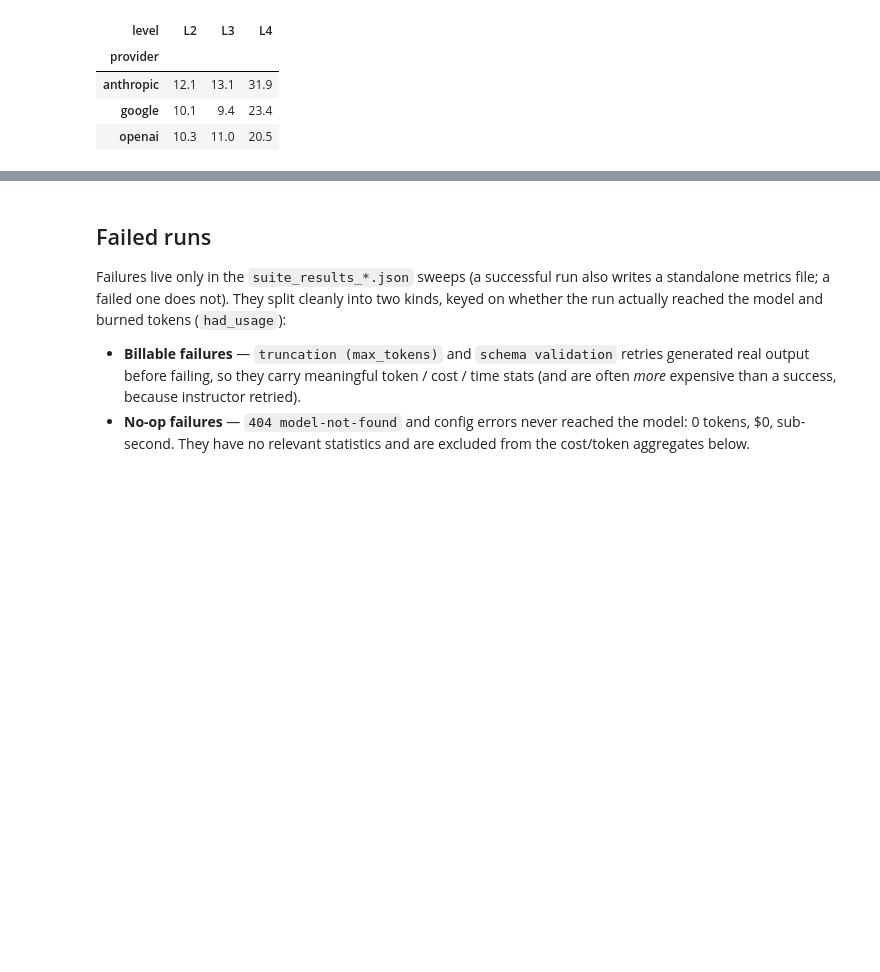
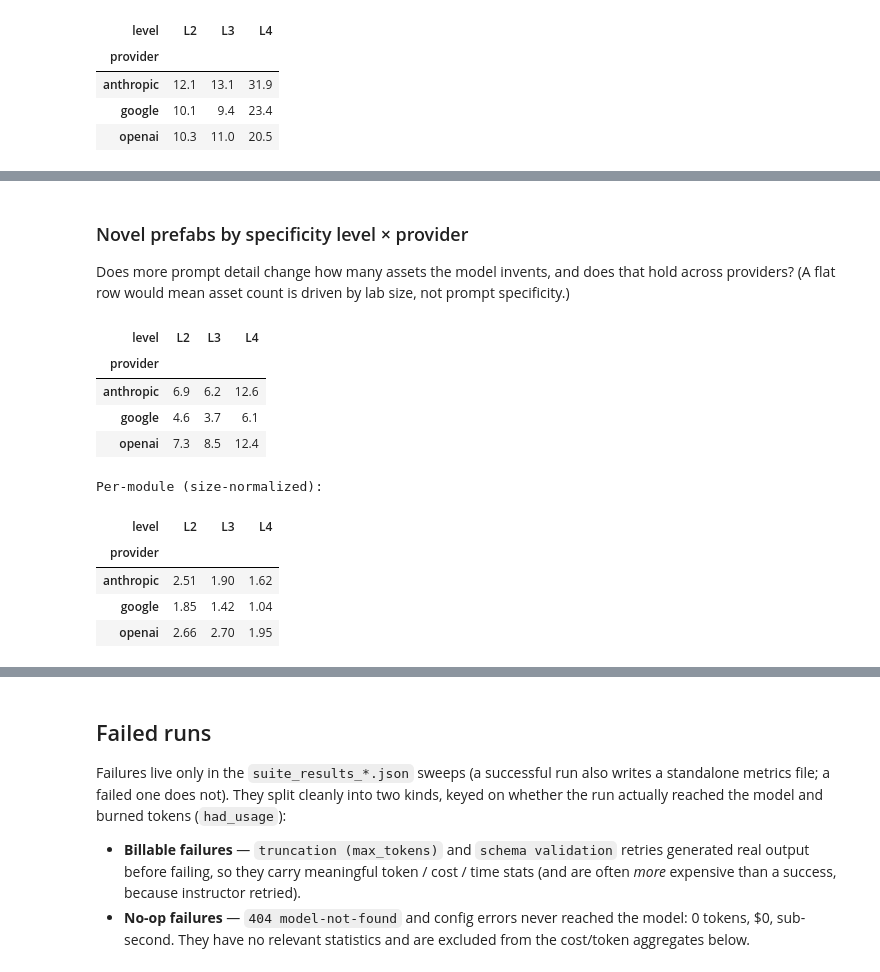
Before and after one commit to Sharkful/llm_ARLEM_Generation, a Jupyter notebook: Artifacts/Data/Benchmark/Reports/benchmark_statistics.ipynb, the cells around one changed output, grey strips where cells are left out. Saved outputs shown, nothing was run; the diff lists cells and outputs as text; code cells hidden in the pictures; blank space fills up the shorter version.

```diff
--- a/Artifacts/Data/Benchmark/Reports/benchmark_statistics.ipynb
+++ b/Artifacts/Data/Benchmark/Reports/benchmark_statistics.ipynb
@@ -228,0 +291,21 @@ display(ct)
+# %% [markdown]
+### Novel prefabs by specificity level × provider
+
+Does more prompt detail change how many assets the model invents, and does that hold across providers? (A flat row would mean asset count is driven by lab size, not prompt specificity.)
+# %%
+ct = FULL.pivot_table(index='provider', columns='level', values='novel_prefabs', aggfunc='mean').round(1)
+display(ct)
+print('Per-module (size-normalized):')
+display(FULL.pivot_table(index='provider', columns='level', values='novel_prefabs_per_module', aggfunc='mean').round(2))
+# %% [output]
+| level | L2 | L3 | L4 |
+| provider |  |  |  |
+| anthropic | 6.9 | 6.2 | 12.6 |
+| google | 4.6 | 3.7 | 6.1 |
+| openai | 7.3 | 8.5 | 12.4 |
+Per-module (size-normalized):
+| level | L2 | L3 | L4 |
+| provider |  |  |  |
+| anthropic | 2.51 | 1.90 | 1.62 |
+| google | 1.85 | 1.42 | 1.04 |
+| openai | 2.66 | 2.70 | 1.95 |
```
Also changed, not shown: parts of 7 cells of this notebook, 8 other files.
